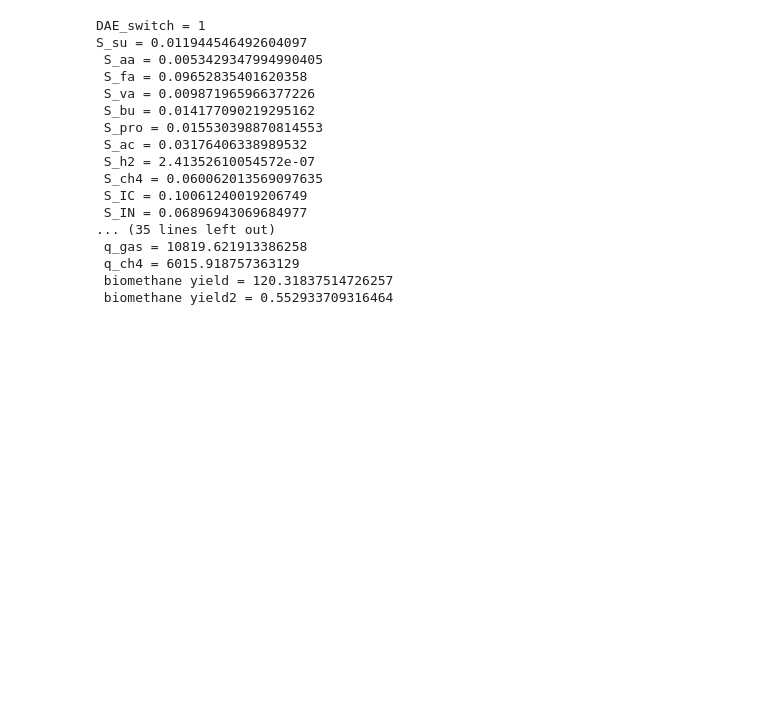
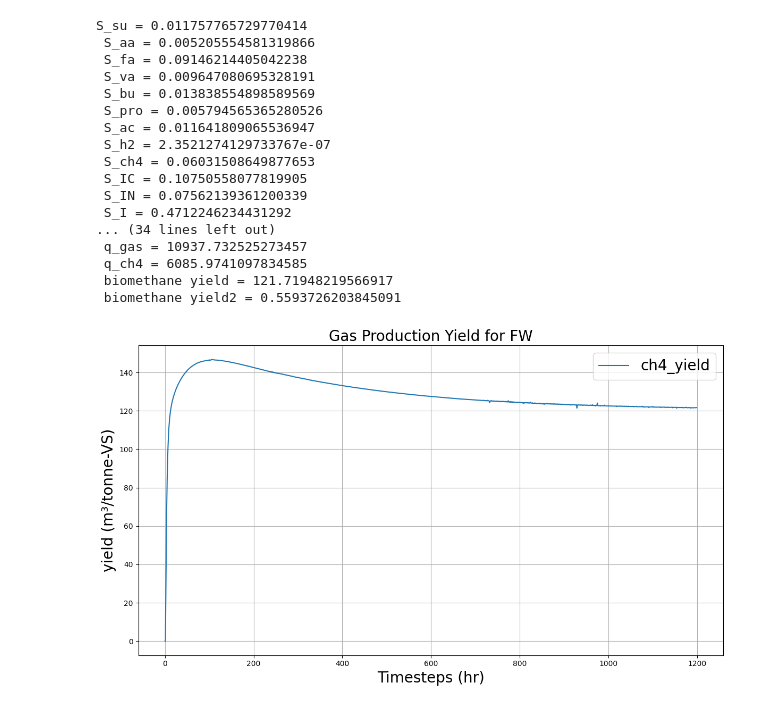
Before and after one commit to Erfan76hosseini/adm1-sim, a Jupyter notebook: ADM1-coAD-v5 (FW&PPMS).ipynb, the cells around one changed output. Cells and saved outputs as stored; diff of their text form; code cells hidden in the pictures; blank space fills up the shorter version.

```diff
--- a/ADM1-coAD-v5 (FW&PPMS).ipynb
+++ b/ADM1-coAD-v5 (FW&PPMS).ipynb
@@ -242,7 +242,6 @@ phlogarray = -1 * np.log10(simulate_results['pH'])
 simulate_results['pH'] = phlogarray
 # %%
 
-print('DAE_switch =', DAE_switch)
 
 print ('S_su =', S_su, "\n",
          'S_aa =', S_aa, "\n",
@@ -296,20 +295,43 @@ print ('S_su =', S_su, "\n",
          'biomethane yield =', q_ch4/VS_in, "\n",
          'biomethane yield2 =', q_ch4/V_ad)
 # %% [output]
-DAE_switch = 1
-S_su = 0.011944546492604097
- S_aa = 0.0053429347994990405
- S_fa = 0.09652835401620358
- S_va = 0.009871965966377226
- S_bu = 0.014177090219295162
- S_pro = 0.015530398870814553
- S_ac = 0.03176406338989532
- S_h2 = 2.41352610054572e-07
- S_ch4 = 0.060062013569097635
- S_IC = 0.10061240019206749
- S_IN = 0.06896943069684977
-... (35 lines left out)
- q_gas = 10819.621913386258
- q_ch4 = 6015.918757363129
- biomethane yield = 120.31837514726257
- biomethane yield2 = 0.552933709316464
+S_su = 0.011757765729770414
+ S_aa = 0.005205554581319866
+ S_fa = 0.09146214405042238
+ S_va = 0.009647080695328191
+ S_bu = 0.013838554898589569
+ S_pro = 0.005794565365280526
+ S_ac = 0.011641809065536947
+ S_h2 = 2.3521274129733767e-07
+ S_ch4 = 0.06031508649877653
+ S_IC = 0.10750558077819905
+ S_IN = 0.07562139361200339
+ S_I = 0.4712246234431292
+... (34 lines left out)
+ q_gas = 10937.732525273457
+ q_ch4 = 6085.9741097834585
+ biomethane yield = 121.71948219566917
+ biomethane yield2 = 0.5593726203845091
+# %%
+# ─── PLOT GAS FLOWS ──────────────────────────────────────────────────────────────
+
+# If you have a time array t that you looped over, make sure it's in gasflow:
+# gasflow['time'] = t   # uncomment or adjust if needed
+
+plt.figure(figsize=(12, 7))
+
+#plt.plot(gasflow['q_gas'],  label='q_gas (Total Gas Flow)')
+plt.plot(gasflow['ch4_yield'],  label='ch4_yield')
+#plt.plot(gasflow['co2_yield'],  label='co2_yield')
+#plt.plot(gasflow['h2_yield'],  label='h2_yield')
+
+plt.xlabel('Timesteps (hr)', fontsize=20)
+plt.ylabel('yield (m³/tonne-VS)', fontsize=20)
+plt.title('Gas Production Yield for FW', fontsize=20)
+plt.legend(loc='upper right', fontsize=20)
+plt.grid(True)
+plt.tight_layout()
+plt.show()
+# ──────────────
+# %% [output]
+[figure, added]
```
Also changed, not shown: parts of 6 cells of this notebook, 5 other files.
